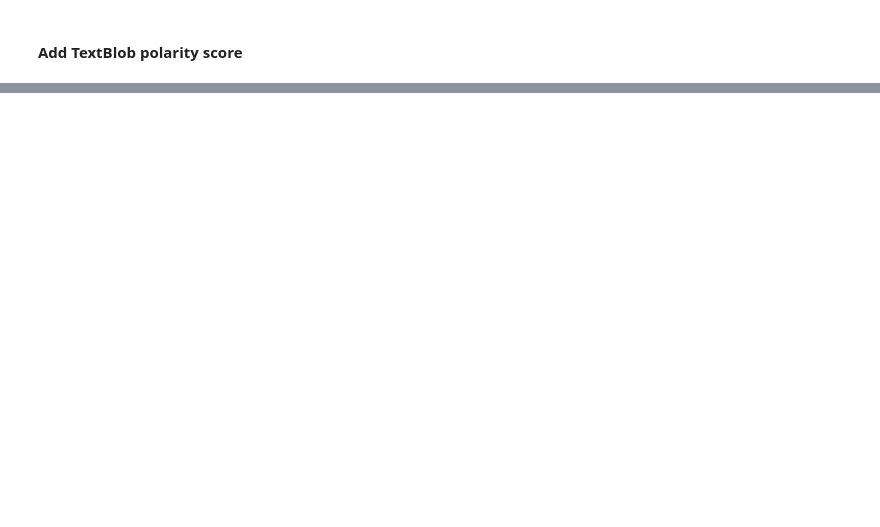
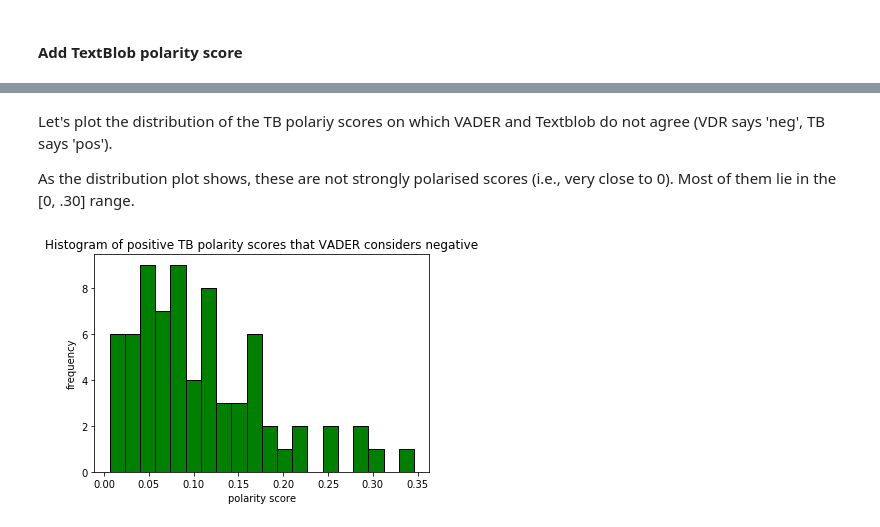
Before and after one commit to exfalsoquodlibet/NLP_consultation, a Jupyter notebook: 01_Create_TestDataSample_cons1Q1.ipynb, the cells around one changed output, grey strips where cells are left out. Cells and saved outputs as stored; diff of their text form; code cells hidden in the pictures; blank space fills up the shorter version.

```diff
--- a/01_Create_TestDataSample_cons1Q1.ipynb
+++ b/01_Create_TestDataSample_cons1Q1.ipynb
@@ -351,0 +349,18 @@ cohen_kappa_score(sa_q1_sample['SA_polarity'], sa_q1_sample['textblob_polarity']
+# %% [markdown]
+Let's plot the distribution of the TB polariy scores on which VADER and Textblob do not agree (VDR says 'neg', TB says 'pos').
+
+As the distribution plot shows, these are not strongly polarised scores (i.e., very close to 0). Most of them lie in the [0, .30] range.
+# %%
+# matplotlib histogram
+plt_data = sa_q1_sample[(sa_q1_sample.VDR_polarity == 'neg') & (sa_q1_sample.TB_polarity == 'pos')]
+
+plt.hist(plt_data['TB_mean_SA_score'], color = 'green', edgecolor = 'black', bins=20)
+
+# Add labels
+plt.title('Histogram of positive TB polarity scores that VADER considers negative')
+plt.xlabel('polarity score')
+plt.ylabel('frequency')
+
+plt.show()
+# %% [output]
+[figure, added]
```
Also changed, not shown: parts of 31 cells of this notebook, 3 other files.
